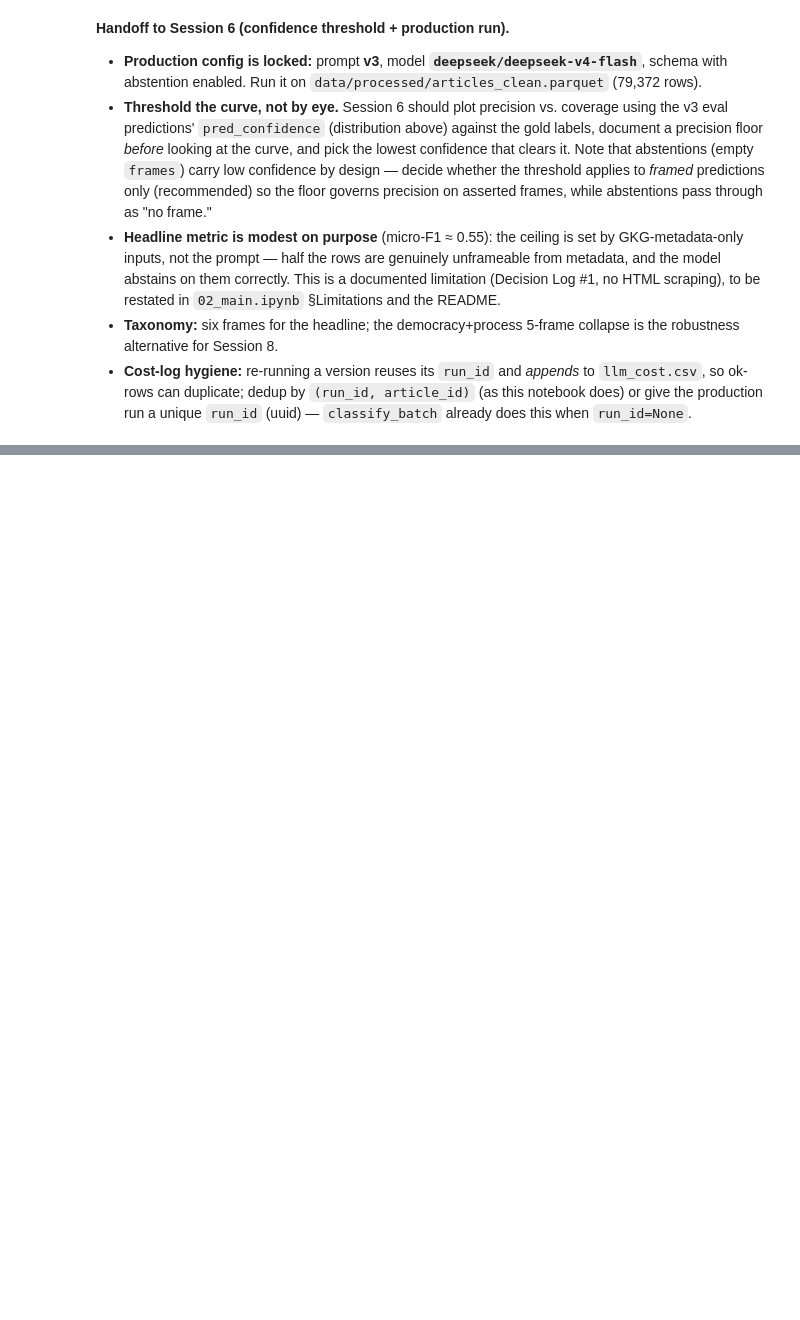
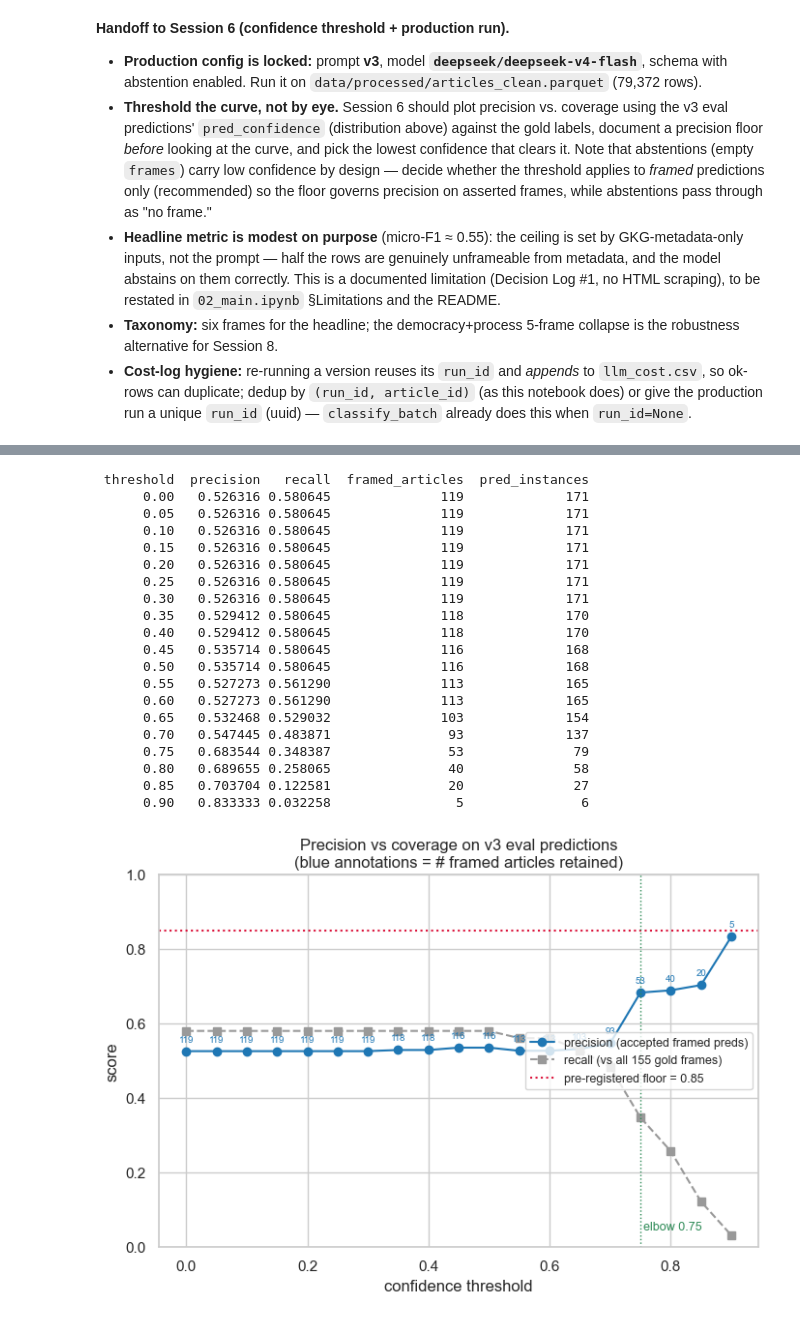
Before and after one commit to Muhanad-husn/African-elections-frame-analysis, a Jupyter notebook: notebooks/04_pipeline_eval.ipynb, the cells around one changed output, grey strips where cells are left out. Cells and saved outputs as stored; diff of their text form; code cells hidden in the pictures; blank space fills up the shorter version.

```diff
--- a/notebooks/04_pipeline_eval.ipynb
+++ b/notebooks/04_pipeline_eval.ipynb
@@ -524,0 +533,74 @@ max        0.900
+# %%
+# --- Precision-vs-coverage curve on the v3 eval predictions ------------------
+# Floor pre-registered in the plan (IMPLEMENTATION_PLAN.md, Session 6, 2026-05-20),
+# *before* any eval data existed. We compute the curve, then confront that floor
+# with what the metadata-only input can actually support.
+PRECISION_FLOOR = 0.85
+
+v3r = RESULTS["v3"]
+gold_pos_total = sum(len(ev.to_frame_set(g)) for g in v3r["frame_labels"])  # 155 gold frame-positives
+
+
+def gated_micro(t: float) -> tuple[float, float, int, int]:
+    """Micro precision/recall over framed predictions whose confidence >= t."""
+    tp = fp = n_art = 0
+    for _, r in v3r.iterrows():
+        ps = ev.to_frame_set(r["pred_frames"])
+        c = r["pred_confidence"]
+        if not ps or pd.isna(c) or c < t:  # abstentions + below-threshold excluded
+            continue
+        n_art += 1
+        gs = ev.to_frame_set(r["frame_labels"])
+        for f in ps:
+            tp += f in gs
+            fp += f not in gs
+    precision = tp / (tp + fp) if (tp + fp) else float("nan")
+    return precision, tp / gold_pos_total, n_art, tp + fp
+
+
+thresholds = np.round(np.arange(0.0, 0.91, 0.05), 2)
+curve = pd.DataFrame(
+    [(t, *gated_micro(t)) for t in thresholds],
+    columns=["threshold", "precision", "recall", "framed_articles", "pred_instances"],
+)
+print(curve.to_string(index=False))
+
+fig, ax = plt.subplots(figsize=(8, 5))
+ax.plot(curve.threshold, curve.precision, "o-", color="#1f77b4", label="precision (accepted framed preds)")
+ax.plot(curve.threshold, curve.recall, "s--", color="#999999", label="recall (vs all 155 gold frames)")
+ax.axhline(PRECISION_FLOOR, ls=":", color="crimson", label=f"pre-registered floor = {PRECISION_FLOOR}")
+ax.axvline(0.75, ls=":", color="seagreen", lw=1)
+ax.text(0.755, 0.04, "elbow 0.75", color="seagreen", fontsize=9, va="bottom")
+for _, row in curve.iterrows():
+    if not np.isnan(row.precision):
+        ax.annotate(f"{int(row.framed_articles)}", (row.threshold, row.precision),
+                    textcoords="offset points", xytext=(0, 7), ha="center", fontsize=7, color="#1f77b4")
+ax.set_xlabel("confidence threshold")
+ax.set_ylabel("score")
+ax.set_title("Precision vs coverage on v3 eval predictions\n(blue annotations = # framed articles retained)")
+ax.set_ylim(0, 1)
+ax.legend(loc="center right", fontsize=9)
+fig.savefig(ROOT / "figures" / "threshold_curve.png", dpi=120, bbox_inches="tight")
+plt.show()
+# %% [output]
+ threshold  precision   recall  framed_articles  pred_instances
+      0.00   0.526316 0.580645              119             171
+      0.05   0.526316 0.580645              119             171
+      0.10   0.526316 0.580645              119             171
+      0.15   0.526316 0.580645              119             171
+      0.20   0.526316 0.580645              119             171
+      0.25   0.526316 0.580645              119             171
+      0.30   0.526316 0.580645              119             171
+      0.35   0.529412 0.580645              118             170
+      0.40   0.529412 0.580645              118             170
+      0.45   0.535714 0.580645              116             168
+      0.50   0.535714 0.580645              116             168
+      0.55   0.527273 0.561290              113             165
+      0.60   0.527273 0.561290              113             165
+      0.65   0.532468 0.529032              103             154
+      0.70   0.547445 0.483871               93             137
+      0.75   0.683544 0.348387               53              79
+      0.80   0.689655 0.258065               40              58
+      0.85   0.703704 0.122581               20              27
+      0.90   0.833333 0.032258                5               6
+[figure, added]
```
Also changed, not shown: parts of 4 cells of this notebook, 6 other files.
